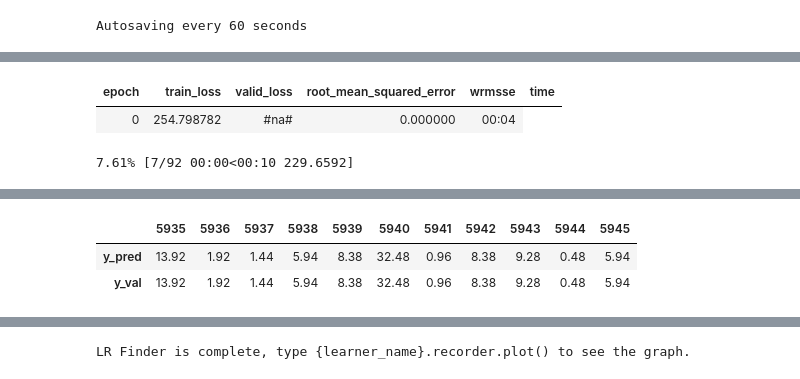
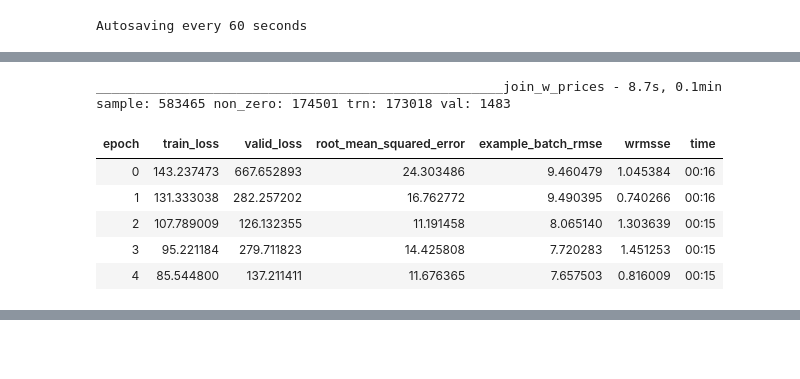
Before and after one commit to cluePrints/data-sci-fience, a Jupyter notebook: m5-forecasting-accuracy/0500. Pipeline-ish.ipynb, the cells around one changed output, grey strips where cells are left out. Saved outputs shown, nothing was run; the diff lists cells and outputs as text; code cells hidden in the pictures; blank space fills up the shorter version.

Commit message:
Training example batch / val wrmsse no longer stalling

```diff
--- a/m5-forecasting-accuracy/0500. Pipeline-ish.ipynb
+++ b/m5-forecasting-accuracy/0500. Pipeline-ish.ipynb
@@ -18,13 +18,13 @@ submissions = 'submissions'
 tmp = 'tmp'
 
 n_days_total = 1913
-trn_days = 1910
+trn_days = 1900
 n_total_series = 30490
-n_sample_series = 10
+n_sample_series = 500
 
 from joblib import Memory
 location = './tmp'
-memory = Memory(location, verbose=5)
+memory = Memory(location, verbose=1)
 
 @memory.cache
 def read_series_sample(n = 10):
@@ -109,7 +109,6 @@ from IPython.display import display
 def _wrmsse(y, val, trn):
     pred = val.copy()
     pred['sales_dollars'] = y
-    display(pd.DataFrame({'y_pred': y, 'y_val': val['sales_dollars']}).transpose())
     # TODO: rounding differently might be important for sporadic sales on lower-volume items
     pred['sales'] = pred['sales_dollars'] / pred['sell_price']
     pred['sales'].fillna(0, inplace=True)
@@ -141,6 +140,8 @@ class MyMetrics(LearnerCallback):
         pass
 
     def on_epoch_end(self, last_metrics, **kwargs):
+        # TODO: collect progress for a single val batch and make it available for display
+        # display(pd.DataFrame({'y_pred': y, 'y_val': val['sales_dollars']}).transpose())
         rec = self.learn.recorder
         preds, y_val = self.learn.get_preds(DatasetType.Valid)
         y_pred = preds.numpy().flatten()
@@ -148,16 +149,38 @@ class MyMetrics(LearnerCallback):
         score = _wrmsse(y_pred, self.val, self.trn)
         return {'last_metrics': last_metrics + [score]}
 
-def model_as_tabular(df_sales_train_melt):
-    df_sample = df_sales_train_melt.query('sales_dollars > 0').reset_index(drop=True)
-    valid_idx = np.flatnonzero(df_sample['day_id'] > trn_days)
+class SingleBatchProgressTracker(LearnerCallback):
+    # should run before the recorder
+    _order = -31
+    def __init__(self, learn, metric, metric_name):
+        self.learn = learn
+        self.batch = learn.data.one_batch(DatasetType.Train)
+        self.x = self.batch[0]
+        self.y_true = self.batch[1]
+        self.metric = metric
+        self.metric_name = metric_name
+
+    def on_train_begin(self, **kwargs):
+        self.learn.recorder.add_metric_names([self.metric_name])
+        pass
+
+    def on_epoch_end(self, last_metrics, **kwargs):
+        y_model = self.learn.model.forward(*self.x)
+        score = self.metric(self.y_true, y_model)
+        return {'last_metrics': last_metrics + [score]}
+
+def model_as_tabular(df_sales_train_melt, lr_find=False):
+    non_zero = df_sales_train_melt.query('sales_dollars > 0').reset_index(drop=True)
+    valid_idx = np.flatnonzero(non_zero['day_id'] > trn_days)
 
     # TODO: this in fact is rather fragile and won't work without reset index above, can I do this differently?
-    val_mask = df_sample.index.isin(valid_idx)
-    val = df_sample[val_mask]
-    trn = df_sample[~val_mask]
+    val_mask = non_zero.index.isin(valid_idx)
+    val = non_zero[val_mask]
+    trn = non_zero[~val_mask]
+    print(f"sample: {len(df_sales_train_melt)} non_zero: {len(non_zero)} trn: {len(trn)} val: {len(val)}")
 
     my_metrics_cb = partial(MyMetrics, val=val, trn=trn)
+    single_batch_metric = partial(SingleBatchProgressTracker, metric=rmse, metric_name='example_batch_rmse')
 
     procs = [FillMissing, Categorify, Normalize]
     dep_var = 'sales_dollars'
@@ -165,20 +188,24 @@ def model_as_tabular(df_sales_train_melt):
     cols = cat_names + ['sell_price'] + [dep_var]
 
     path ='./tmp'
-    data = TabularDataBunch.from_df(path, df_sample[cols], dep_var, valid_idx=valid_idx,
+    data = TabularDataBunch.from_df(path, non_zero[cols], dep_var, valid_idx=valid_idx,
+                                    bs=256,
                                     procs=procs, cat_names=cat_names)
 
     sales_range = df_sales_train_melt.agg({dep_var: ['min', 'max']})
-    learn = tabular_learner(data, layers=[1000,1000], emb_szs=None, metrics=[rmse],
-                        y_range=sales_range[dep_var].values, callback_fns=[my_metrics_cb],
-                        use_bn=False,
+    learn = tabular_learner(data, layers=[200,200,20,20], emb_szs=None, metrics=[rmse],
+                        y_range=sales_range[dep_var].values, callback_fns=[
+                            my_metrics_cb,
+                            single_batch_metric],
+                        use_bn=True,
                         wd=0)
     # Note to self: default wd seem to big - results converged to basically nothing in the first ep
-    learn.lr_find()
-    fig = learn.recorder.plot(return_fig=True)
-    fig.savefig('lr_find.png')
-    !open lr_find.png
-    learn.fit_one_cycle(5, 1e1)
+    if lr_find:
+        learn.lr_find()
+        fig = learn.recorder.plot(return_fig=True)
+        fig.savefig('lr_find.png')
+        !open lr_find.png
+    learn.fit_one_cycle(5, 1e-1)
     fig = learn.recorder.plot_losses(return_fig=True)
     fig.savefig('loss_log.png')
 
@@ -220,8 +259,10 @@ _______________________________________join_w_prices cache loaded - 0.0s, 0.0min
+____________________________________________________join_w_prices - 8.7s, 0.1min
+sample: 583465 non_zero: 174501 trn: 173018 val: 1483
-| epoch | train_loss | valid_loss | root_mean_squared_error | wrmsse | time |
-| 0 | 254.798782 | #na# | 0.000000 | 00:04 |
+| epoch | train_loss | valid_loss | root_mean_squared_error | example_batch_rmse | wrmsse | time |
+| 0 | 143.237473 | 667.652893 | 24.303486 | 9.460479 | 1.045384 | 00:16 |
+| 1 | 131.333038 | 282.257202 | 16.762772 | 9.490395 | 0.740266 | 00:16 |
+| 2 | 107.789009 | 126.132355 | 11.191458 | 8.065140 | 1.303639 | 00:15 |
+| 3 | 95.221184 | 279.711823 | 14.425808 | 7.720283 | 1.451253 | 00:15 |
+| 4 | 85.544800 | 137.211411 | 11.676365 | 7.657503 | 0.816009 | 00:15 |
-7.61% [7/92 00:00<00:10 229.6592]
 [interactive output not drawn]
-|  | 5935 | 5936 | 5937 | 5938 | 5939 | 5940 | 5941 | 5942 | 5943 | 5944 | 5945 |
-| y_pred | 13.92 | 1.92 | 1.44 | 5.94 | 8.38 | 32.48 | 0.96 | 8.38 | 9.28 | 0.48 | 5.94 |
-| y_val | 13.92 | 1.92 | 1.44 | 5.94 | 8.38 | 32.48 | 0.96 | 8.38 | 9.28 | 0.48 | 5.94 |
 [interactive output not drawn]
@@ -231 +268,0 @@ _______________________________________join_w_prices cache loaded - 0.0s, 0.0min
-LR Finder is complete, type {learner_name}.recorder.plot() to see the graph.
```
Also changed, not shown: parts of 17 cells of this notebook, 1 other file.
